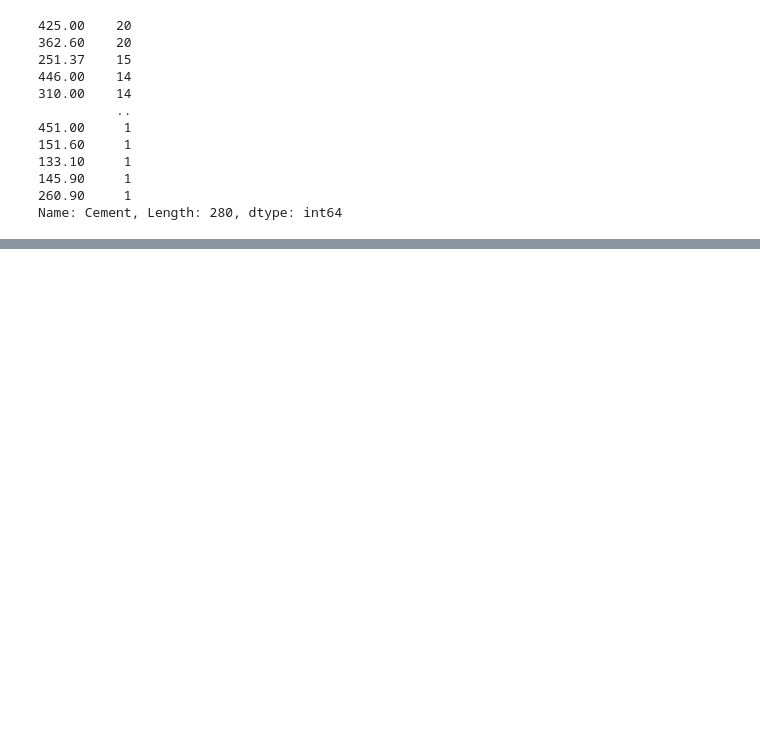
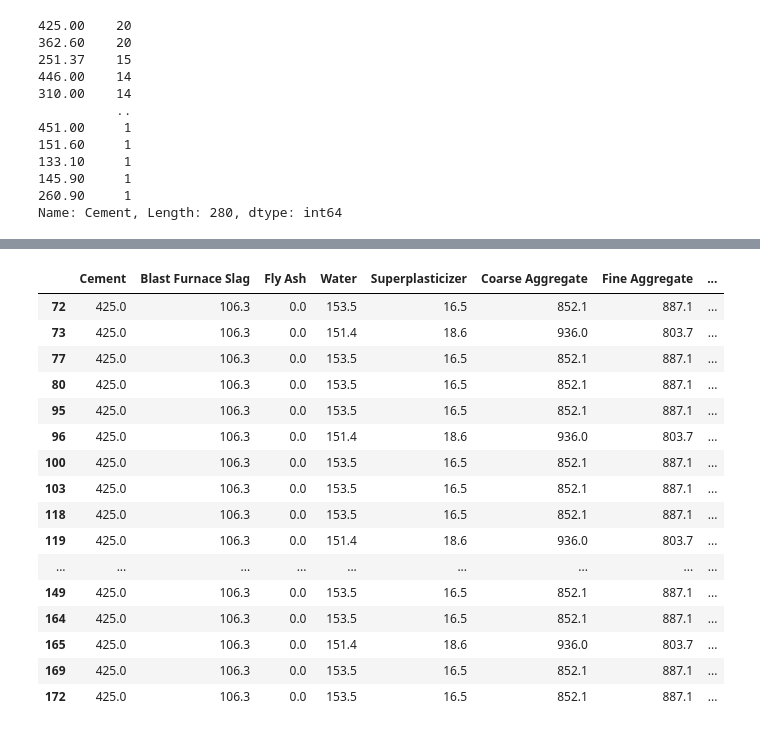
Before and after one commit to YaoXiao-CS/Work-Project-Collection, a Jupyter notebook: ML-利用机器学习预测混凝土抗压强度/【补充内容2】.ipynb, the cells around one changed output, grey strips where cells are left out. Cells and saved outputs as stored; diff of their text form; code cells hidden in the pictures; blank space fills up the shorter version.

```diff
--- a/ML-利用机器学习预测混凝土抗压强度/【补充内容2】.ipynb
+++ b/ML-利用机器学习预测混凝土抗压强度/【补充内容2】.ipynb
@@ -149,0 +212,22 @@ Name: Cement, Length: 280, dtype: int64
+# %%
+# 根据最终要的特征"Cement", 选出出现频率最高的配合比.
+df_cement = df[df['Cement'] == 425]
+df_cement
+# %% [output]
+|  | Cement | Blast Furnace Slag | Fly Ash | Water | Superplasticizer | Coarse Aggregate | Fine Aggregate | ... |
+| 72 | 425.0 | 106.3 | 0.0 | 153.5 | 16.5 | 852.1 | 887.1 | ... |
+| 73 | 425.0 | 106.3 | 0.0 | 151.4 | 18.6 | 936.0 | 803.7 | ... |
+| 77 | 425.0 | 106.3 | 0.0 | 153.5 | 16.5 | 852.1 | 887.1 | ... |
+| 80 | 425.0 | 106.3 | 0.0 | 153.5 | 16.5 | 852.1 | 887.1 | ... |
+| 95 | 425.0 | 106.3 | 0.0 | 153.5 | 16.5 | 852.1 | 887.1 | ... |
+| 96 | 425.0 | 106.3 | 0.0 | 151.4 | 18.6 | 936.0 | 803.7 | ... |
+| 100 | 425.0 | 106.3 | 0.0 | 153.5 | 16.5 | 852.1 | 887.1 | ... |
+| 103 | 425.0 | 106.3 | 0.0 | 153.5 | 16.5 | 852.1 | 887.1 | ... |
+| 118 | 425.0 | 106.3 | 0.0 | 153.5 | 16.5 | 852.1 | 887.1 | ... |
+| 119 | 425.0 | 106.3 | 0.0 | 151.4 | 18.6 | 936.0 | 803.7 | ... |
+| ... | ... | ... | ... | ... | ... | ... | ... | ... |
+| 149 | 425.0 | 106.3 | 0.0 | 153.5 | 16.5 | 852.1 | 887.1 | ... |
+| 164 | 425.0 | 106.3 | 0.0 | 153.5 | 16.5 | 852.1 | 887.1 | ... |
+| 165 | 425.0 | 106.3 | 0.0 | 151.4 | 18.6 | 936.0 | 803.7 | ... |
+| 169 | 425.0 | 106.3 | 0.0 | 153.5 | 16.5 | 852.1 | 887.1 | ... |
+| 172 | 425.0 | 106.3 | 0.0 | 153.5 | 16.5 | 852.1 | 887.1 | ... |
```
Also changed, not shown: parts of 36 cells of this notebook, 5 other files.
